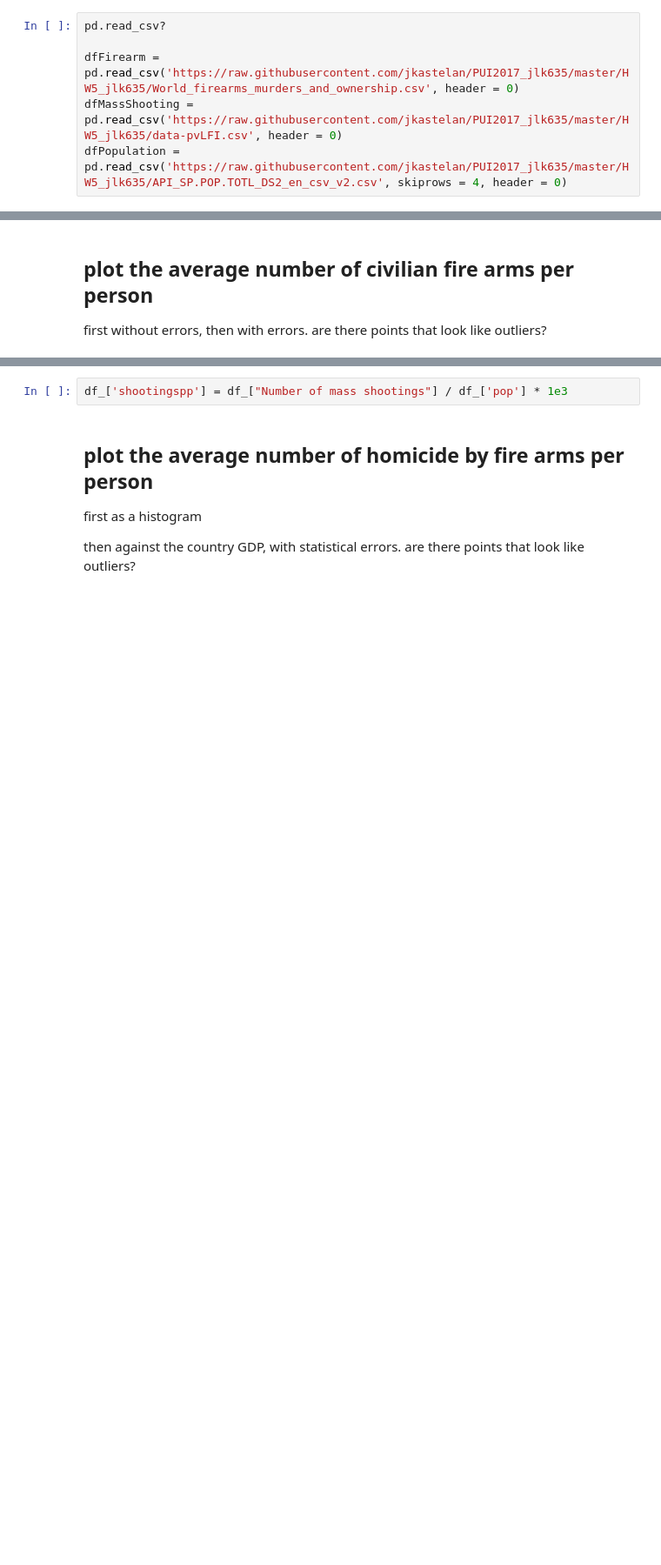
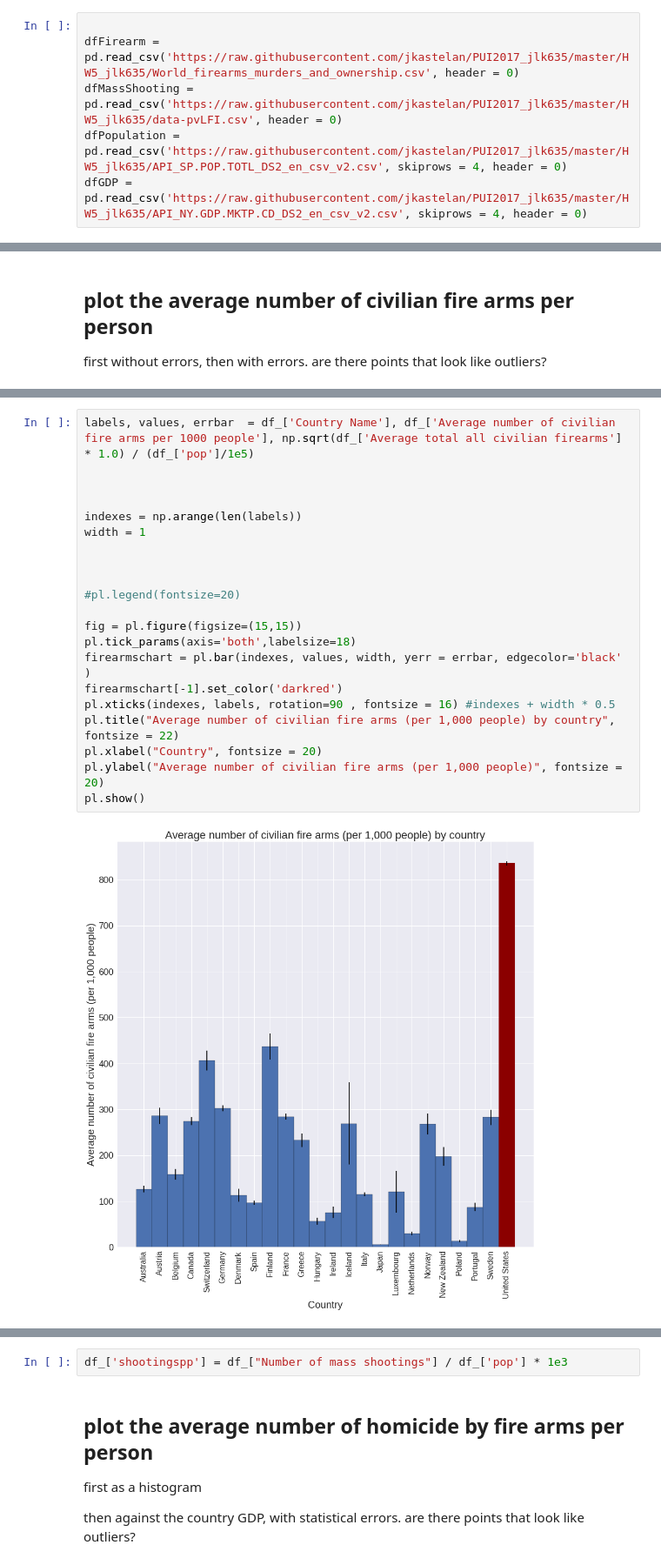
Before and after one commit to jkastelan/PUI2017_jlk635, a Jupyter notebook: HW5_jlk635/Assignment3_jlk635.ipynb, the cells around one changed output, grey strips where cells are left out. Shown at 87% size. Drawn from its saved outputs; the diff is of its cells as text; blank space fills up the shorter version.

```diff
--- a/HW5_jlk635/Assignment3_jlk635.ipynb
+++ b/HW5_jlk635/Assignment3_jlk635.ipynb
@@ -19,6 +23,6 @@ Populating the interactive namespace from numpy and matplotlib
 # %%
-pd.read_csv?
 
 dfFirearm = pd.read_csv('https://raw.githubusercontent.com/jkastelan/PUI2017_jlk635/master/HW5_jlk635/World_firearms_murders_and_ownership.csv', header = 0)
 dfMassShooting = pd.read_csv('https://raw.githubusercontent.com/jkastelan/PUI2017_jlk635/master/HW5_jlk635/data-pvLFI.csv', header = 0)
 dfPopulation = pd.read_csv('https://raw.githubusercontent.com/jkastelan/PUI2017_jlk635/master/HW5_jlk635/API_SP.POP.TOTL_DS2_en_csv_v2.csv', skiprows = 4, header = 0)
+dfGDP = pd.read_csv('https://raw.githubusercontent.com/jkastelan/PUI2017_jlk635/master/HW5_jlk635/API_NY.GDP.MKTP.CD_DS2_en_csv_v2.csv', skiprows = 4, header = 0)
@@ -138,0 +180,23 @@ first without errors, then with errors. are there  points that look like outlier
+# %%
+labels, values, errbar  = df_['Country Name'], df_['Average number of civilian fire arms per 1000 people'], np.sqrt(df_['Average total all civilian firearms']  * 1.0) / (df_['pop']/1e5)
+
+
+
+indexes = np.arange(len(labels))
+width = 1
+
+
+
+#pl.legend(fontsize=20)
+
+fig = pl.figure(figsize=(15,15))
+pl.tick_params(axis='both',labelsize=18)
+firearmschart = pl.bar(indexes, values, width, yerr = errbar, edgecolor='black' )
+firearmschart[-1].set_color('darkred')
+pl.xticks(indexes, labels, rotation=90 , fontsize = 16) #indexes + width * 0.5
+pl.title("Average number of civilian fire arms (per 1,000 people) by country", fontsize = 22)
+pl.xlabel("Country", fontsize = 20)
+pl.ylabel("Average number of civilian fire arms (per 1,000 people)", fontsize = 20)
+pl.show()
+# %% [output]
+[figure, added]
```
Also changed, not shown: parts of 32 cells of this notebook, 1 other file.
